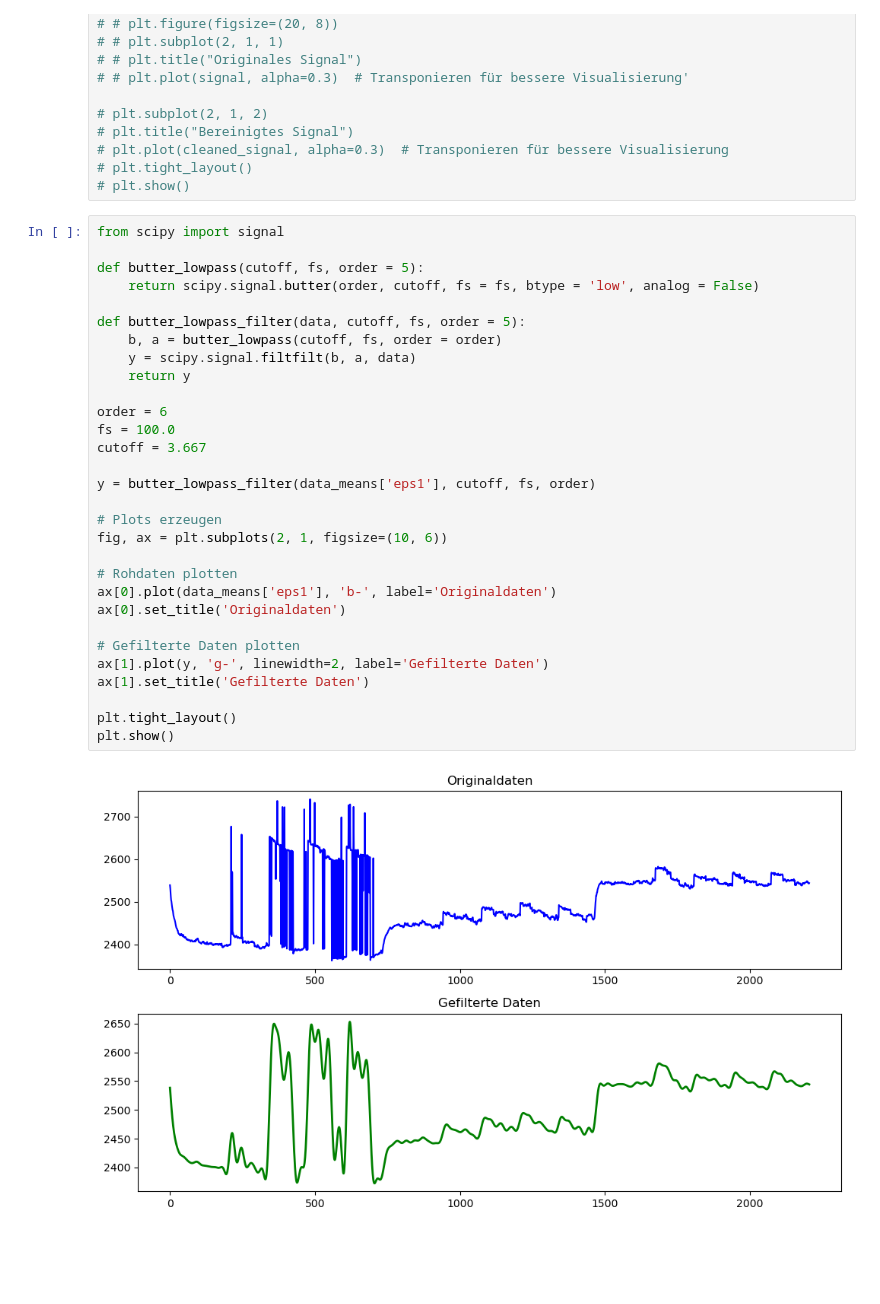
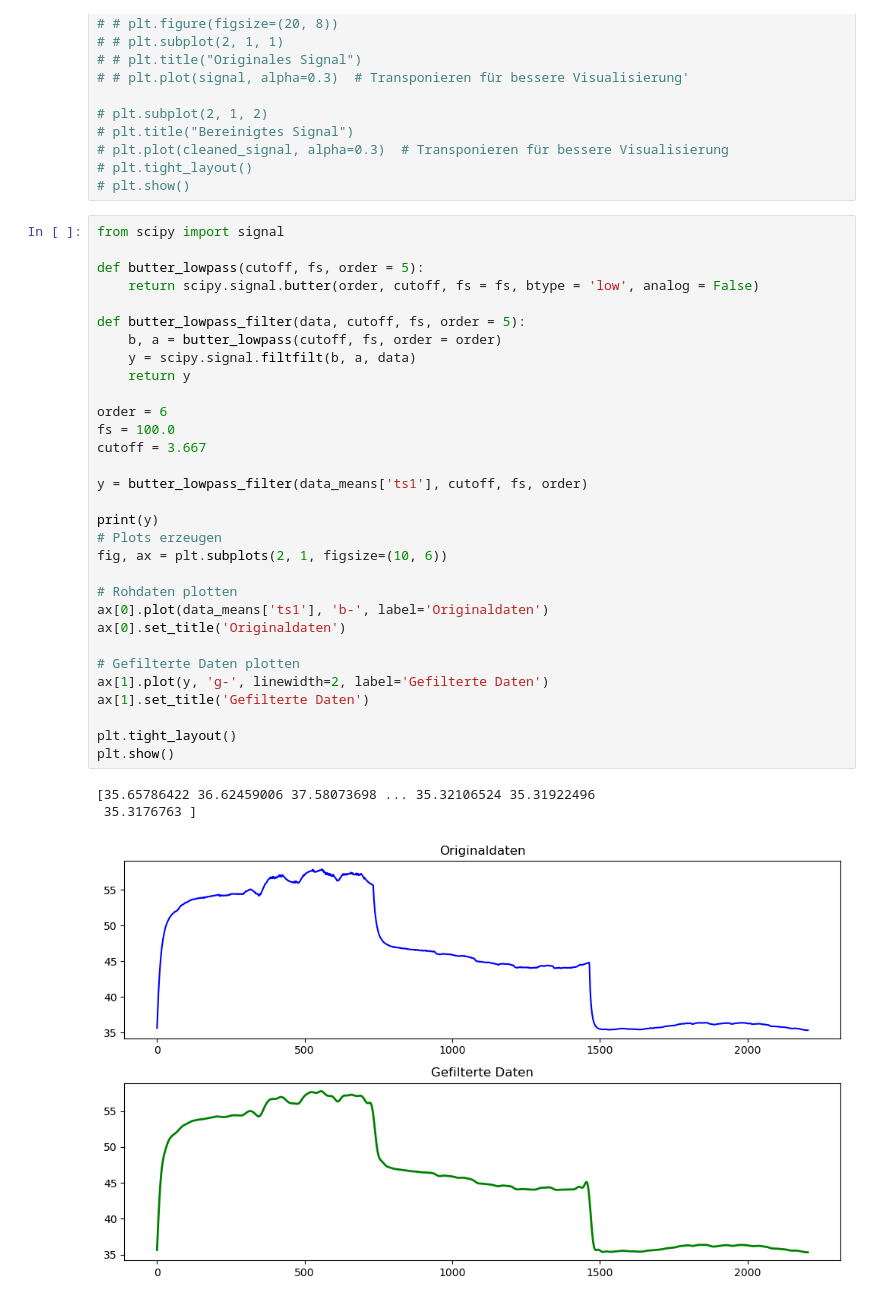
Before and after one commit to danielsaiger1/uni_projects, a Jupyter notebook: python_advanced/final_project/cleaning_data.ipynb, the cells around one changed output. Cells and saved outputs as stored; diff of their text form; blank space fills up the shorter version.

```diff
--- a/python_advanced/final_project/cleaning_data.ipynb
+++ b/python_advanced/final_project/cleaning_data.ipynb
@@ -138,32 +138,35 @@ def clean_signal(signal):
 # %%
 from scipy import signal
 
 def butter_lowpass(cutoff, fs, order = 5):
     return scipy.signal.butter(order, cutoff, fs = fs, btype = 'low', analog = False)
 
 def butter_lowpass_filter(data, cutoff, fs, order = 5):
     b, a = butter_lowpass(cutoff, fs, order = order)
     y = scipy.signal.filtfilt(b, a, data)
     return y
 
 order = 6
 fs = 100.0
 cutoff = 3.667
 
-y = butter_lowpass_filter(data_means['eps1'], cutoff, fs, order)
+y = butter_lowpass_filter(data_means['ts1'], cutoff, fs, order)
 
+print(y)
 # Plots erzeugen
 fig, ax = plt.subplots(2, 1, figsize=(10, 6))
 
 # Rohdaten plotten
-ax[0].plot(data_means['eps1'], 'b-', label='Originaldaten')
+ax[0].plot(data_means['ts1'], 'b-', label='Originaldaten')
 ax[0].set_title('Originaldaten')
 
 # Gefilterte Daten plotten
 ax[1].plot(y, 'g-', linewidth=2, label='Gefilterte Daten')
 ax[1].set_title('Gefilterte Daten')
 
 plt.tight_layout()
 plt.show()
 # %% [output]
+[35.65786422 36.62459006 37.58073698 ... 35.32106524 35.31922496
+ 35.3176763 ]
-[figure, old version]
+[figure, new version]
```
Also changed, not shown: parts of 3 cells of this notebook, 1 other file.
